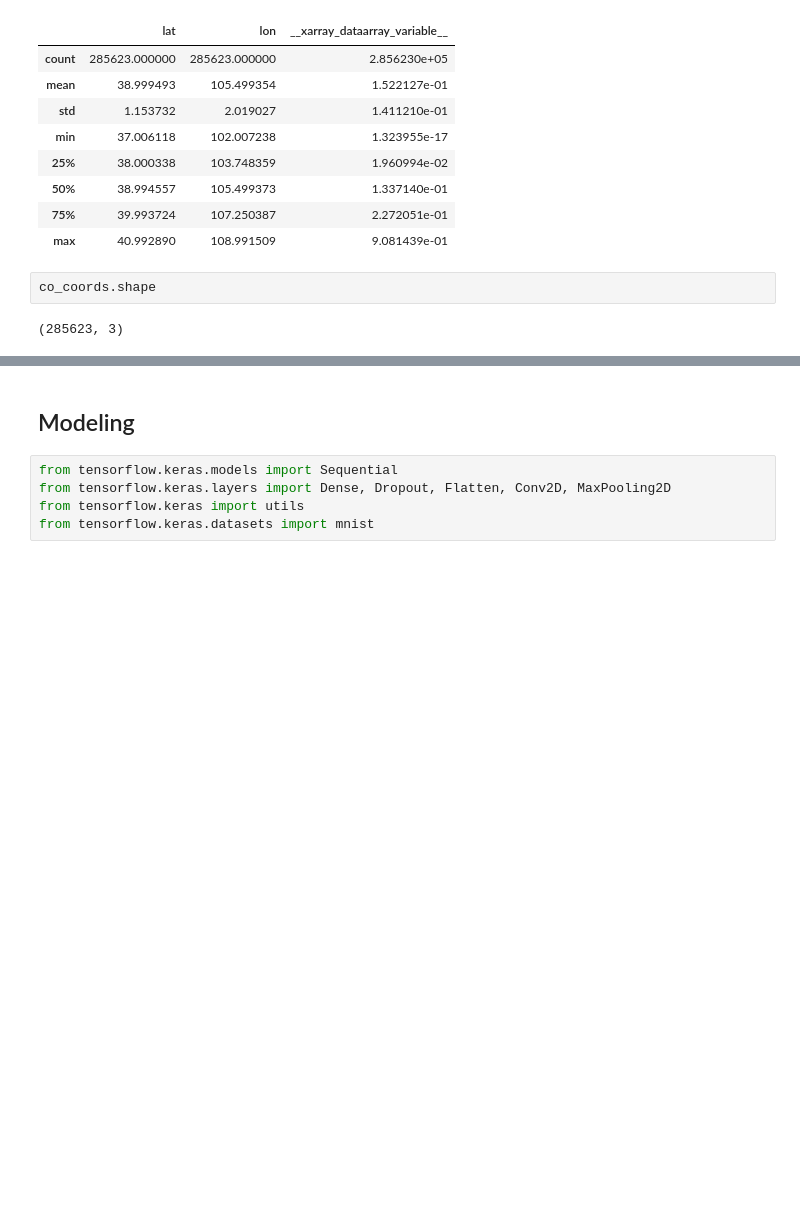
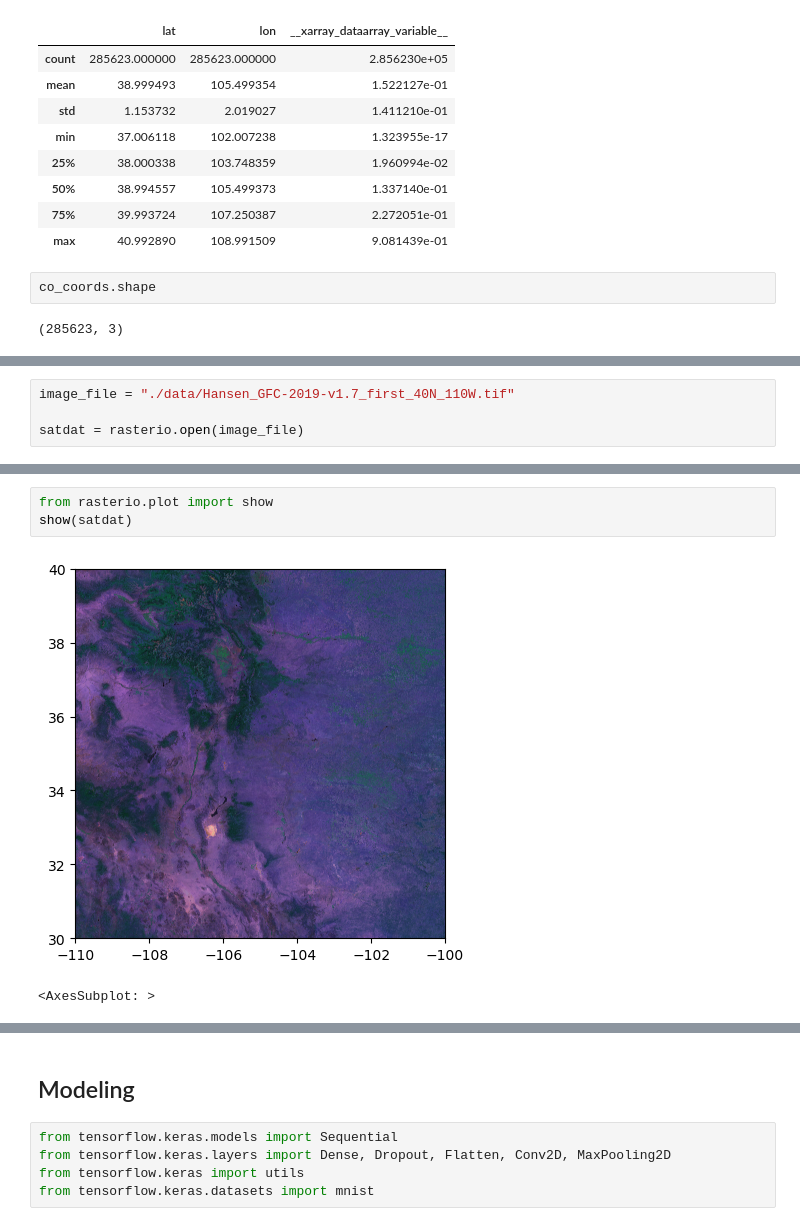
Before and after one commit to lara-es/Capstone, a Jupyter notebook: ml-HFI.ipynb, the cells around one changed output, grey strips where cells are left out. Saved outputs shown, nothing was run; the diff lists cells and outputs as text; blank space fills up the shorter version.

Commit message:
progress with rasterio

```diff
--- a/ml-HFI.ipynb
+++ b/ml-HFI.ipynb
@@ -134,0 +141,4 @@ co_coords.shape
+# %%
+image_file = "./data/Hansen_GFC-2019-v1.7_first_40N_110W.tif"
+
+satdat = rasterio.open(image_file)
@@ -134,0 +226,6 @@ co_coords.shape
+# %%
+from rasterio.plot import show
+show(satdat)
+# %% [output]
+[figure, added]
+<AxesSubplot: >
```
Also changed, not shown: parts of 25 cells of this notebook.
